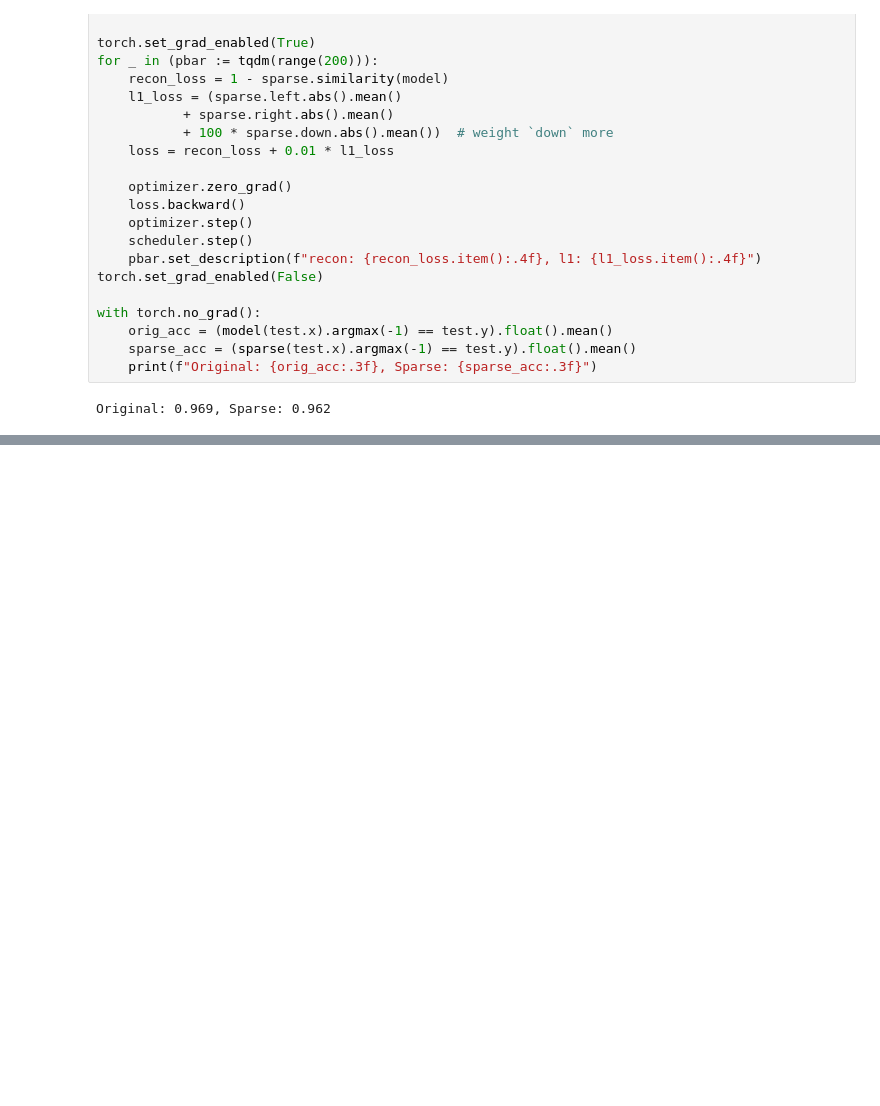
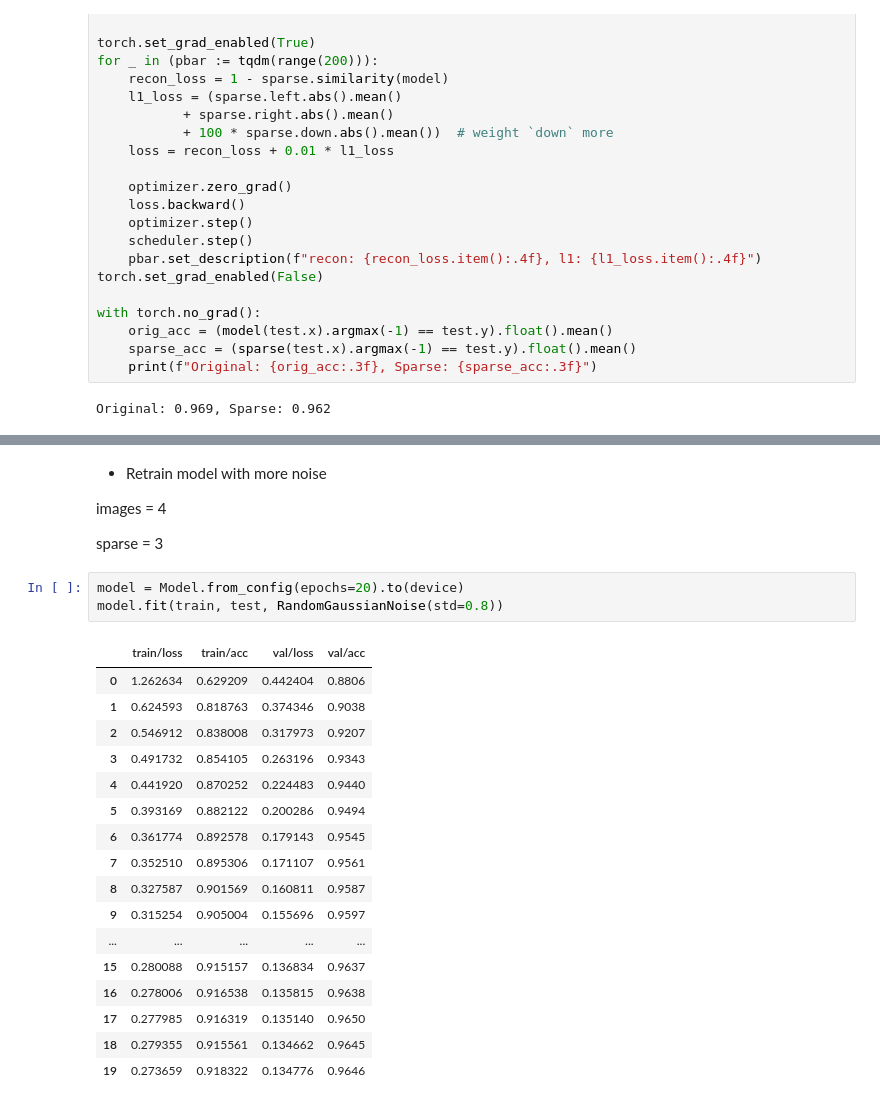
Before and after one commit to shengweiming/bilinear-decomposition, a Jupyter notebook: exercises/0_decomposition.ipynb, the cells around one changed output, grey strips where cells are left out. Cells and saved outputs as stored; diff of their text form; blank space fills up the shorter version.

```diff
--- a/exercises/0_decomposition.ipynb
+++ b/exercises/0_decomposition.ipynb
@@ -341,3 +316,32 @@ fig.update_layout(width=k*110, height=360, margin=dict(l=40, r=0, b=0, t=0), tem
 px.bar(sigma, template="plotly_white", labels=dict(index="component", value="sigma"))
 # %% [output]
 [interactive output not drawn]
+# %% [markdown]
+
+
+*   Retrain model with more noise
+
+images = 4
+
+sparse = 3
+# %%
+model = Model.from_config(epochs=20).to(device)
+model.fit(train, test, RandomGaussianNoise(std=0.8))
+# %% [output]
+|  | train/loss | train/acc | val/loss | val/acc |
+| 0 | 1.262634 | 0.629209 | 0.442404 | 0.8806 |
+| 1 | 0.624593 | 0.818763 | 0.374346 | 0.9038 |
+| 2 | 0.546912 | 0.838008 | 0.317973 | 0.9207 |
+| 3 | 0.491732 | 0.854105 | 0.263196 | 0.9343 |
+| 4 | 0.441920 | 0.870252 | 0.224483 | 0.9440 |
+| 5 | 0.393169 | 0.882122 | 0.200286 | 0.9494 |
+| 6 | 0.361774 | 0.892578 | 0.179143 | 0.9545 |
+| 7 | 0.352510 | 0.895306 | 0.171107 | 0.9561 |
+| 8 | 0.327587 | 0.901569 | 0.160811 | 0.9587 |
+| 9 | 0.315254 | 0.905004 | 0.155696 | 0.9597 |
+| ... | ... | ... | ... | ... |
+| 15 | 0.280088 | 0.915157 | 0.136834 | 0.9637 |
+| 16 | 0.278006 | 0.916538 | 0.135815 | 0.9638 |
+| 17 | 0.277985 | 0.916319 | 0.135140 | 0.9650 |
+| 18 | 0.279355 | 0.915561 | 0.134662 | 0.9645 |
+| 19 | 0.273659 | 0.918322 | 0.134776 | 0.9646 |
```
Also changed, not shown: parts of 21 cells of this notebook.
